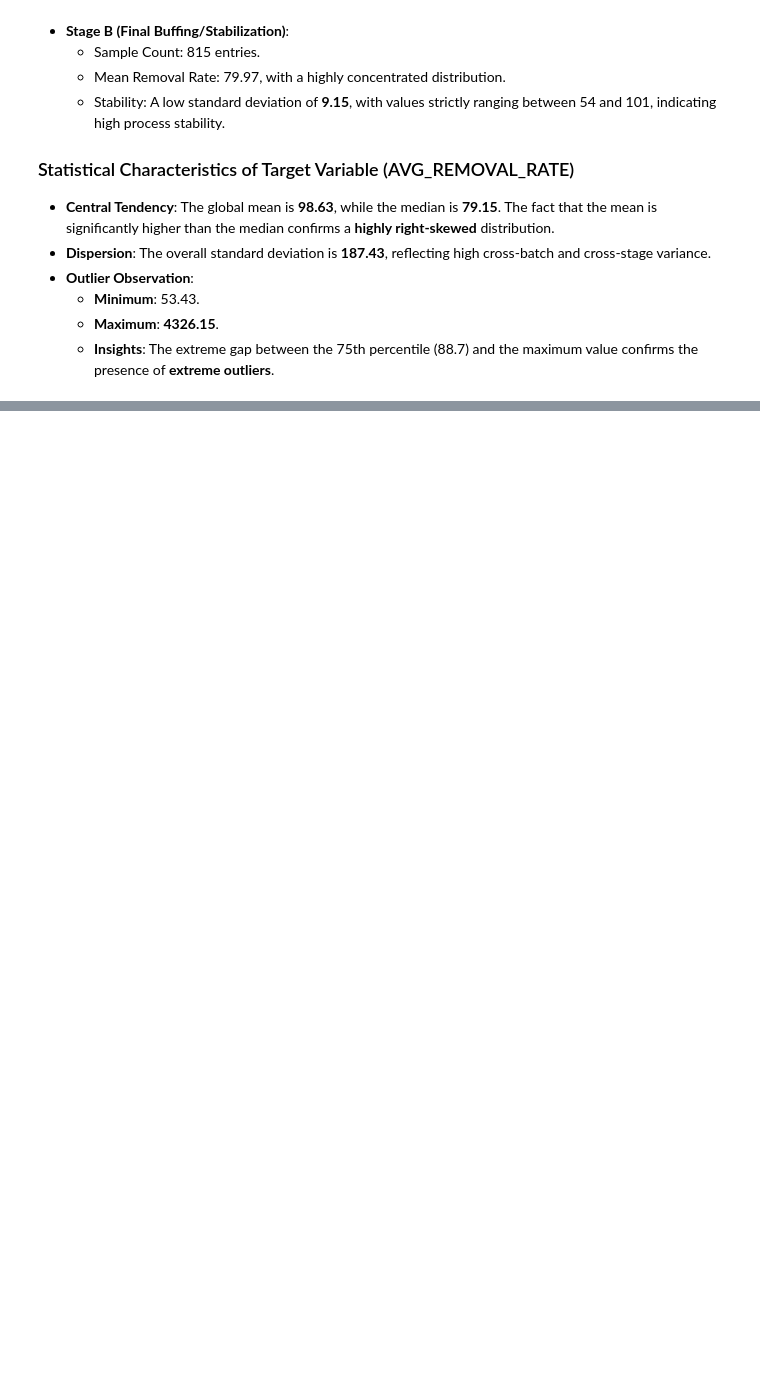
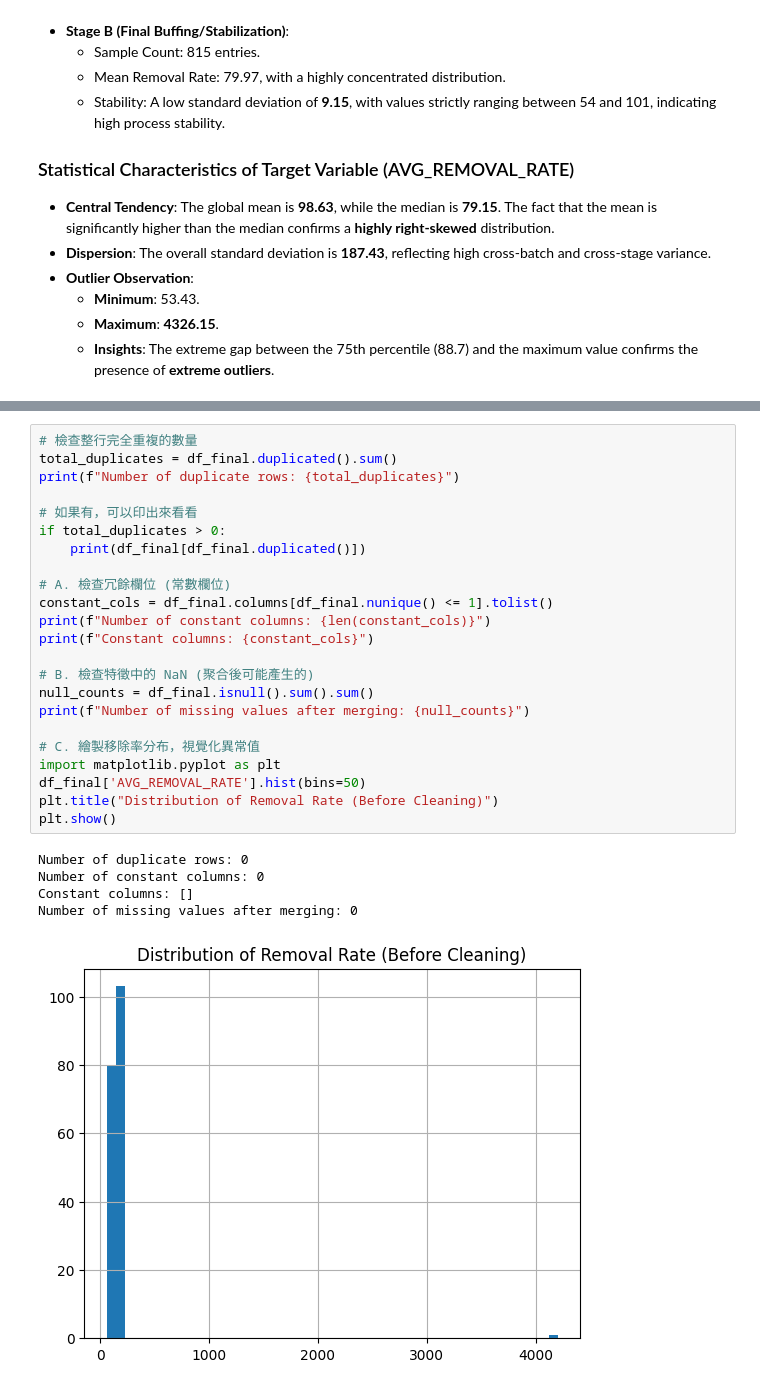
Before and after one commit to XuanWeiWang-999/1142MDS_Project_313652018_Xuan-Wei-Wang, a Jupyter notebook: Assignment02/Assignmnet 02.ipynb, the cells around one changed output, grey strips where cells are left out. Cells and saved outputs as stored; diff of their text form; blank space fills up the shorter version.

```diff
--- a/Assignment02/Assignmnet 02.ipynb
+++ b/Assignment02/Assignmnet 02.ipynb
@@ -559,0 +676,29 @@ The analysis reveals significant physical and performance differences between th
+# %%
+# 檢查整行完全重複的數量
+total_duplicates = df_final.duplicated().sum()
+print(f"Number of duplicate rows: {total_duplicates}")
+
+# 如果有，可以印出來看看
+if total_duplicates > 0:
+    print(df_final[df_final.duplicated()])
+
+# A. 檢查冗餘欄位 (常數欄位)
+constant_cols = df_final.columns[df_final.nunique() <= 1].tolist()
+print(f"Number of constant columns: {len(constant_cols)}")
+print(f"Constant columns: {constant_cols}")
+
+# B. 檢查特徵中的 NaN (聚合後可能產生的)
+null_counts = df_final.isnull().sum().sum()
+print(f"Number of missing values after merging: {null_counts}")
+
+# C. 繪製移除率分布，視覺化異常值
+import matplotlib.pyplot as plt
+df_final['AVG_REMOVAL_RATE'].hist(bins=50)
+plt.title("Distribution of Removal Rate (Before Cleaning)")
+plt.show()
+# %% [output]
+Number of duplicate rows: 0
+Number of constant columns: 0
+Constant columns: []
+Number of missing values after merging: 0
+[figure, added]
```
Also changed, not shown: parts of 3 cells of this notebook, 3 other files.
